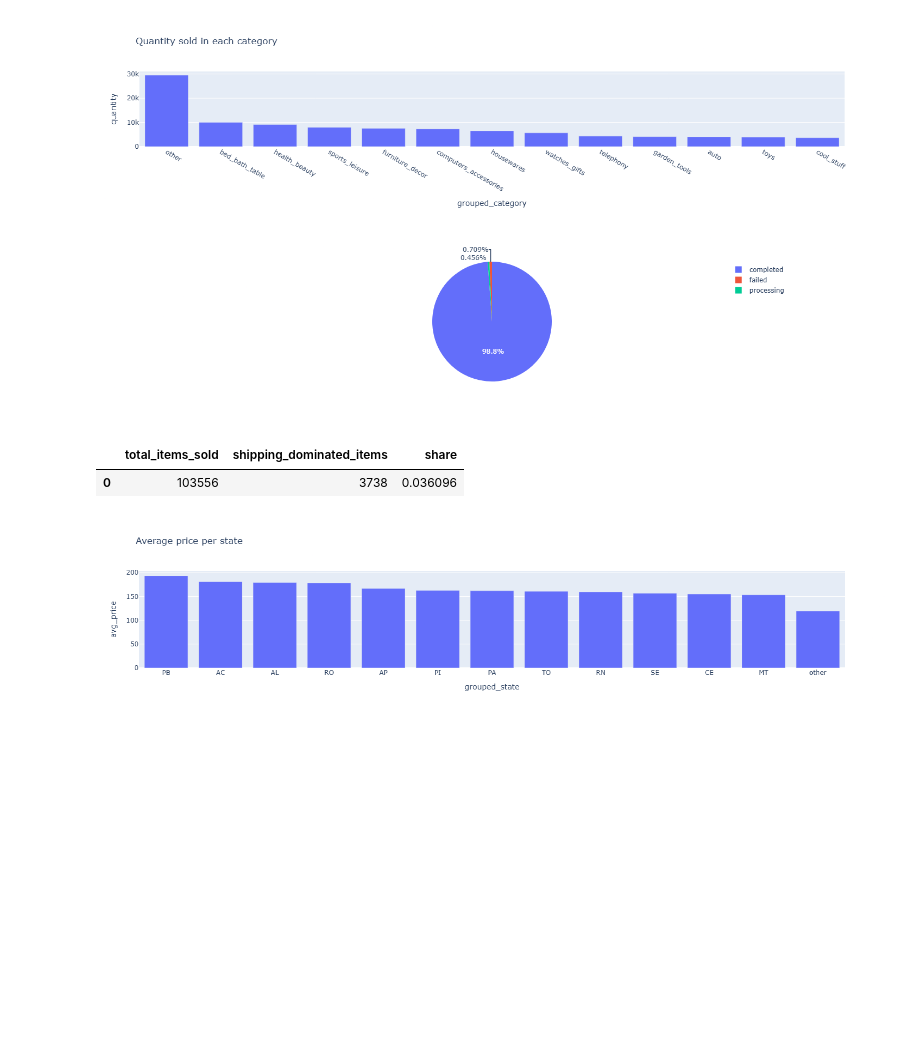
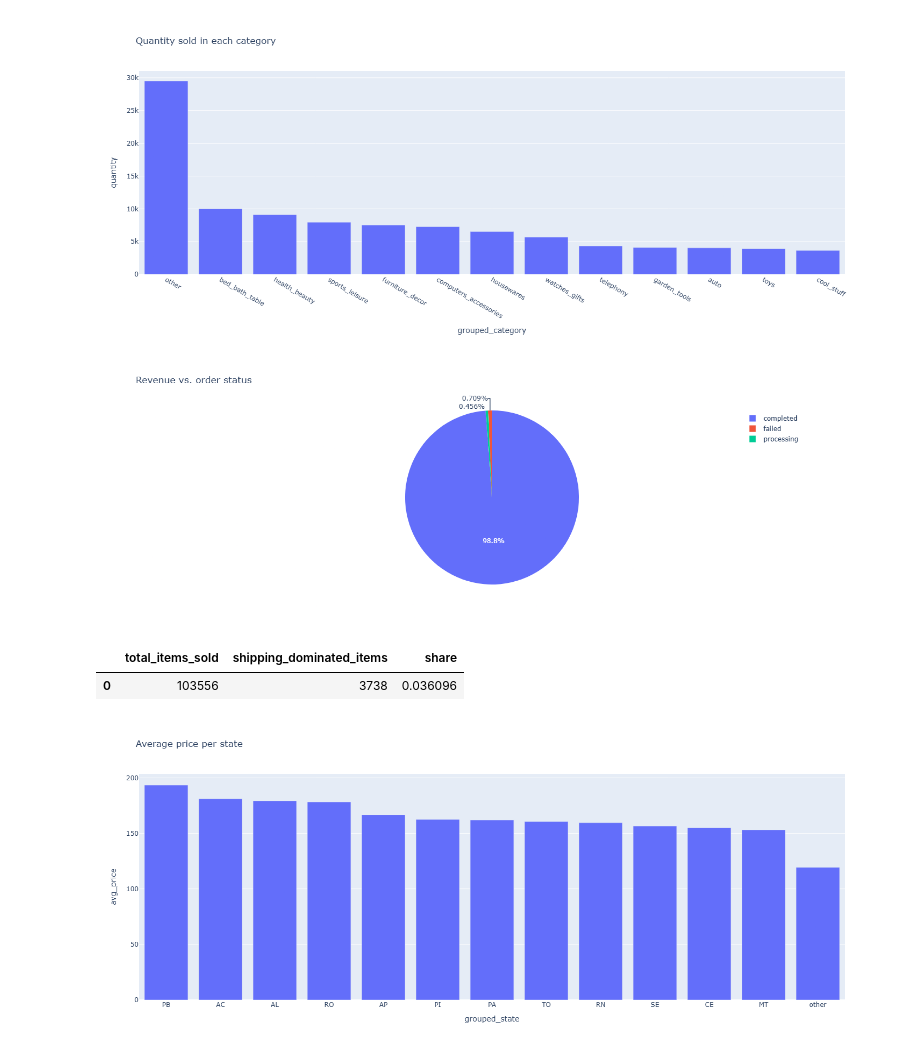
Before and after one commit to granfelino/e-commerce-brazil, a Jupyter notebook: notebook/analysis.ipynb, the cells around one changed output. Saved outputs shown, nothing was run; the diff lists cells and outputs as text; code cells hidden in the pictures; blank space fills up the shorter version.

```diff
--- a/notebook/analysis.ipynb
+++ b/notebook/analysis.ipynb
@@ -21,15 +28,29 @@ fig.show()
 # %%
 quant_by_cat = _read_sql("cat_by_quantity_view")
-fig = px.bar(quant_by_cat, x="grouped_category", y="quantity", title="Quantity sold in each category")
+fig = px.bar(
+    quant_by_cat,
+    x="grouped_category",
+    y="quantity",
+    title="Quantity sold in each category",
+    width=800,
+    height=600
+)
 fig.show()
 # %% [output]
-[figure, old version]
+[figure, new version]
 # %%
 rev_by_status = _read_sql("lost_rev_by_status_view")
-fig = px.pie(rev_by_status, values="total", names="grouped_status")
+fig = px.pie(
+    rev_by_status,
+    values="total",
+    names="grouped_status",
+    title="Revenue vs. order status",
+    width=600,
+    height=500
+)
 fig.show()
 # %% [output]
-[figure, old version]
+[figure, new version]
 # %%
 shipping_dominated_items = _read_sql("shipping_dominated_items_view")
 shipping_dominated_items
@@ -38,9 +59,16 @@ shipping_dominated_items
 | 0 | 103556 | 3738 | 0.036096 |
 # %%
 avg_price_by_state = _read_sql("avg_price_by_state_view")
-fig = px.bar(avg_price_by_state, x="grouped_state", y="avg_price", title="Average price per state")
+fig = px.bar(
+    avg_price_by_state,
+    x="grouped_state",
+    y="avg_price",
+    title="Average price per state",
+    width=800,
+    height=600
+)
 fig.show()
 # %% [output]
-[figure, old version]
+[figure, new version]
 # %%
 avg_price_buckets = _read_sql("customer_avg_item_price_buckets_view")
```
Also changed, not shown: parts of 6 cells of this notebook, 11 other files.
